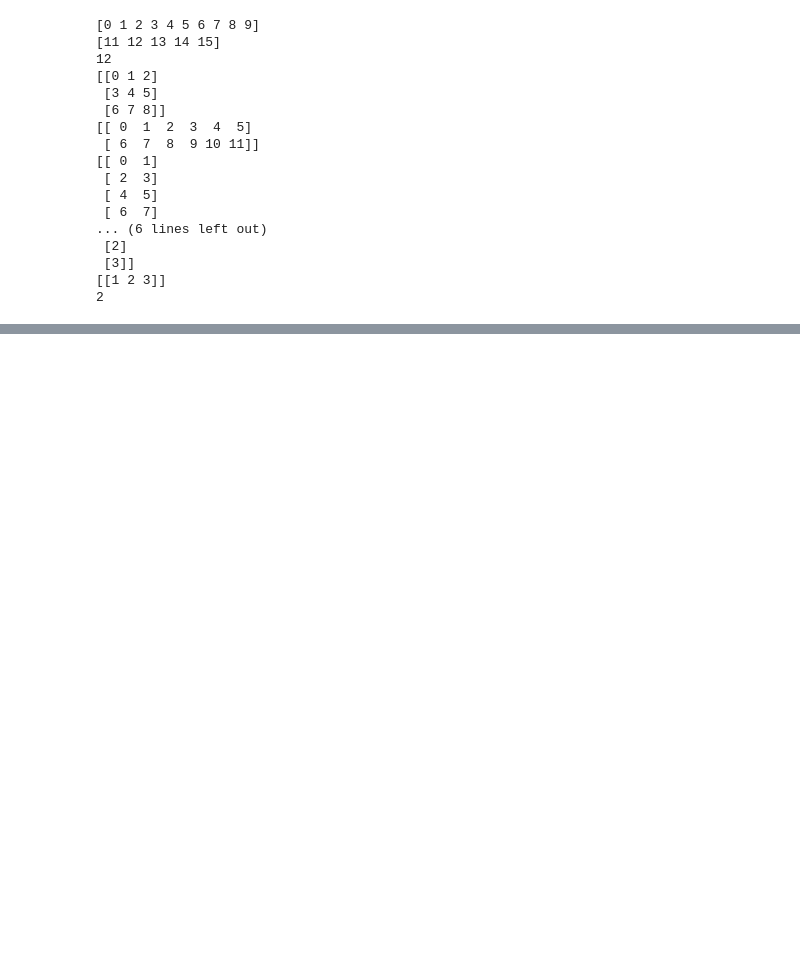
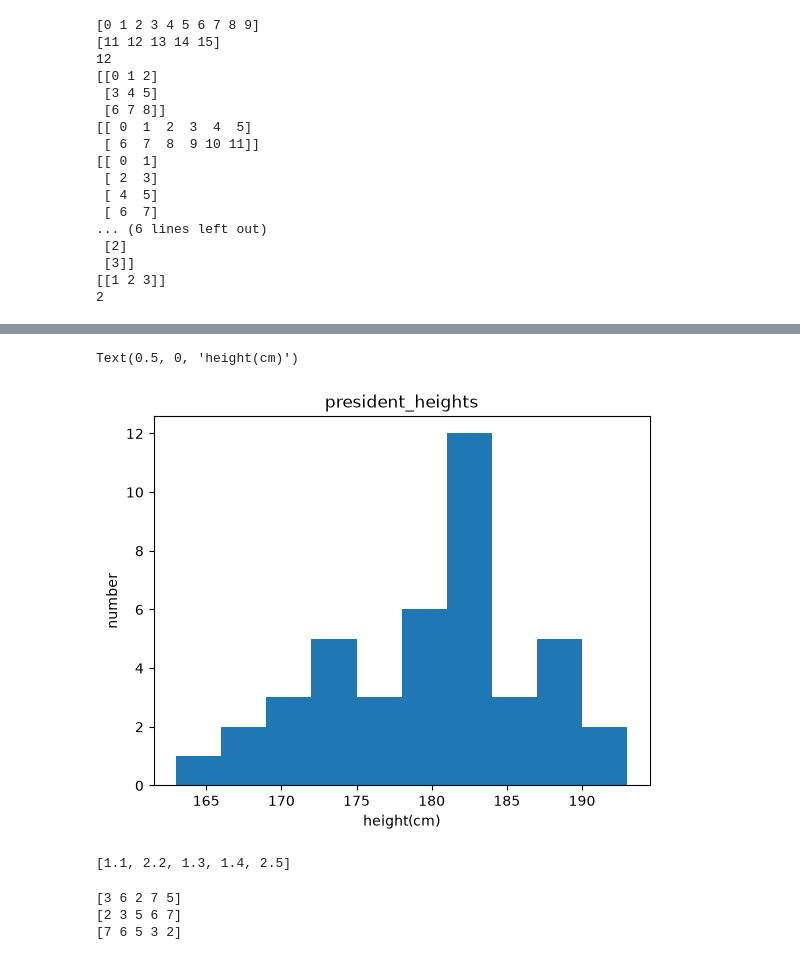
Before and after one commit to SoongMoo/soldesk20260905, a Jupyter notebook: day4.ipynb, the cells around one changed output, grey strips where cells are left out. Cells and saved outputs as stored; diff of their text form; code cells hidden in the pictures; blank space fills up the shorter version.

```diff
--- a/day4.ipynb
+++ b/day4.ipynb
@@ -390,0 +777,18 @@ print(num2[0,1])
+# %%
+df = pd.read_csv('https://raw.githubusercontent.com/SoongMoo/data-analysis/refs/heads/main/data/president_heights.csv')
+df
+height = df['height(cm)']
+height
+heights = np.array(height)
+heights
+# 0사분위 : 최소값
+print(heights.min())
+# 1사분위
+print(np.percentile(heights, 25))
+# 2사분위 : 중앙값
+print(np.percentile(heights, 50))
+print(np.median(height))
+# 3사분위
+print(np.percentile(heights, 75))
+# 4사분위
+print(heights.max())
@@ -390,0 +824,41 @@ print(num2[0,1])
+# %%
+import matplotlib.pyplot as plt
+plt.hist(heights)
+plt.title("president_heights")
+plt.ylabel("number")
+plt.xlabel("height(cm)")
+# %% [output]
+Text(0.5, 0, 'height(cm)')
+[figure, added]
+# %%
+# 일반 반복문
+xarr = np.array([1.1, 1.2, 1.3, 1.4, 1.5])
+yarr = np.array([2.1, 2.2, 2.3, 2.4, 2.5])
+cond = np.array([True, False, True, True, False])
+result = []
+for x, y, c in zip(xarr, yarr, cond):
+    if c:
+        result.append(float(x))
+    else:
+        result.append(float(y))
+# 리스트 컨프리핸션으로 변경
+result = [ float(x if c else y)
+           for x, y, c in zip(xarr, yarr, cond)]
+print(result)
+# %% [output]
+[1.1, 2.2, 1.3, 1.4, 2.5]
+# %%
+# 정렬
+x = np.array([3,6,2,7,5])
+print(x)
+# 오름 차순
+result = np.sort(x)
+print(result)
+# 내림차순
+result = result[::-1]
+result = np.sort(x)[::-1]
+print(result)
+# %% [output]
+[3 6 2 7 5]
+[2 3 5 6 7]
+[7 6 5 3 2]
```
Also changed, not shown: parts of 27 cells of this notebook, 1 other file.
